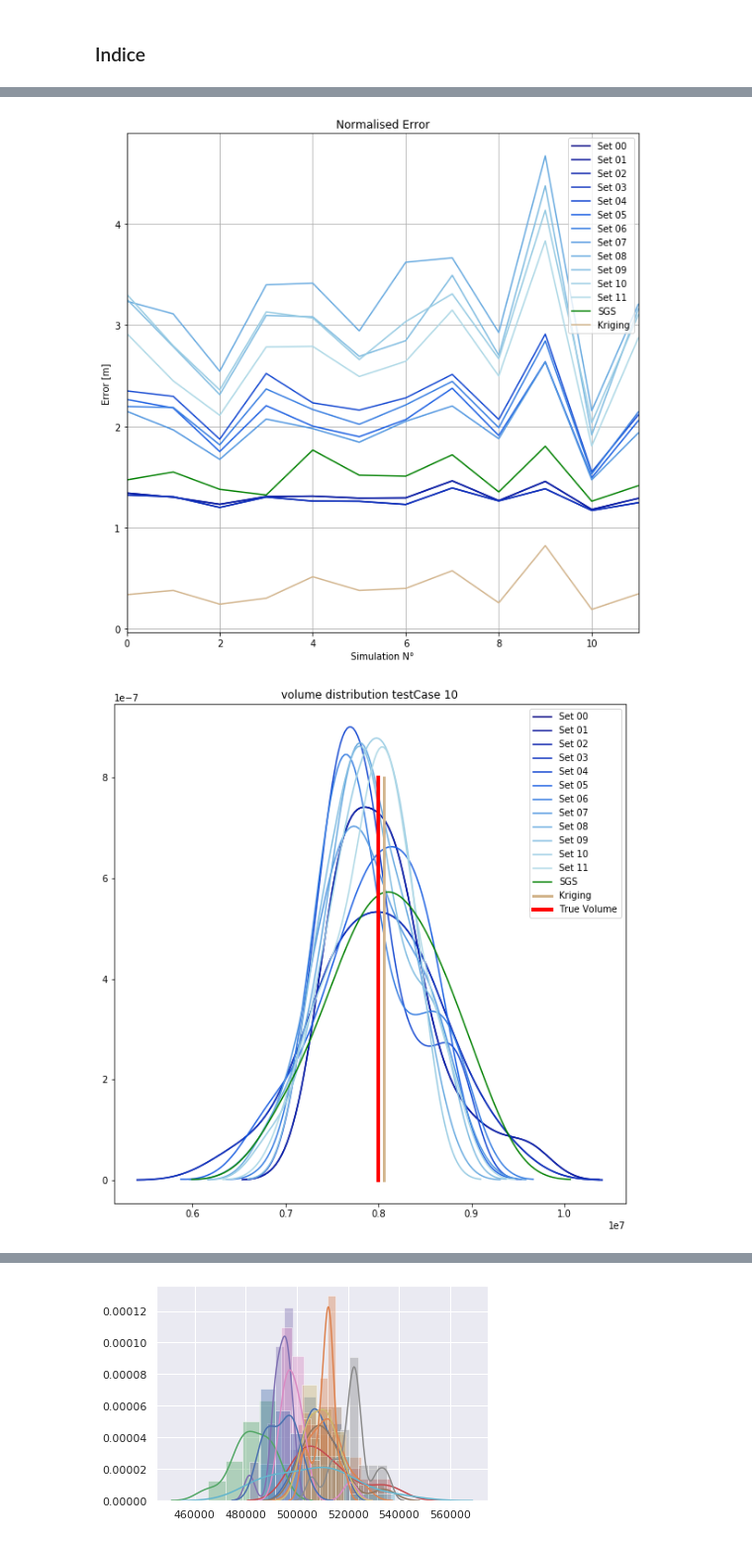
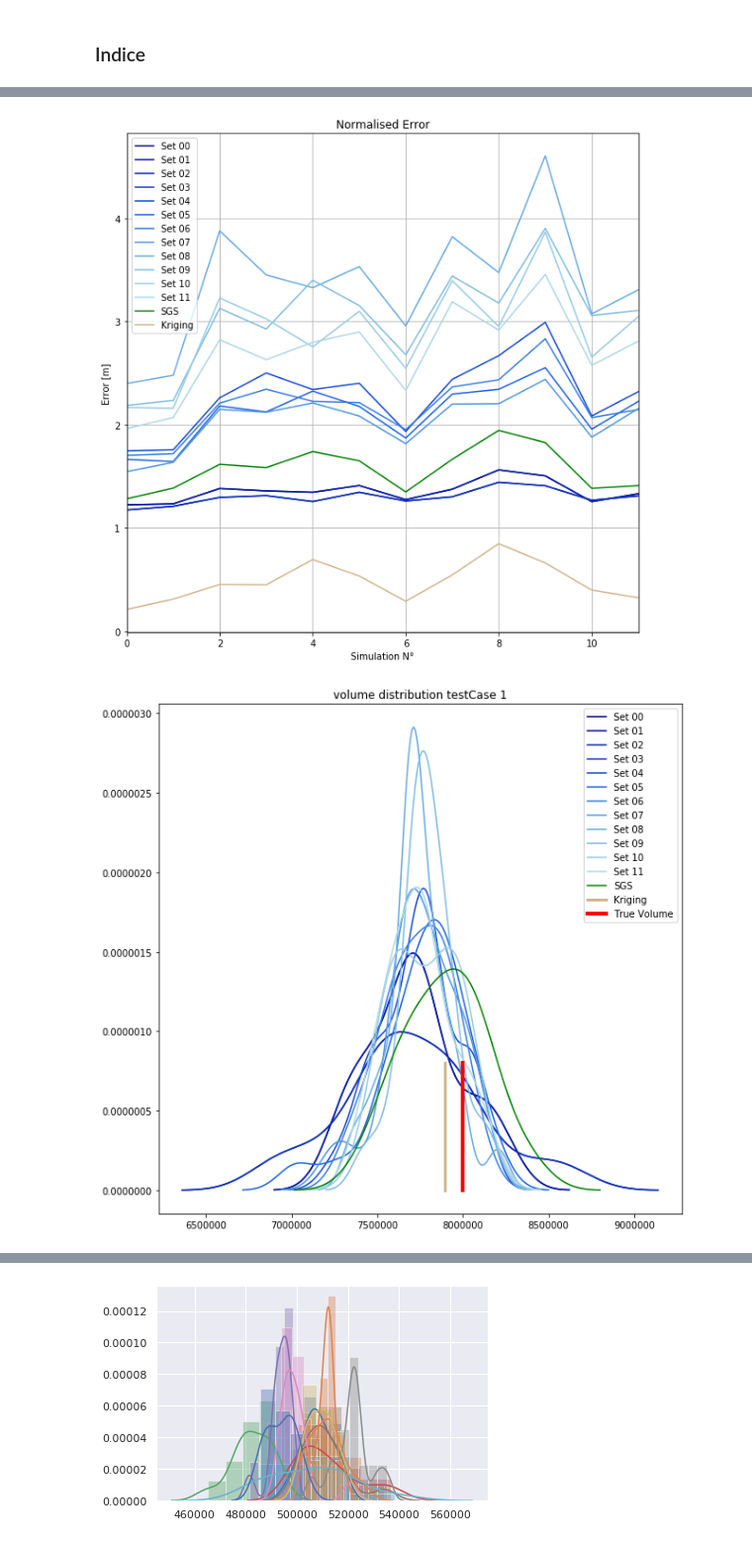
Before and after one commit to valDallalba/Tsanfleuron_geostatistical_baserock_estimation_paper, a Jupyter notebook: jupyter/03_Synthetic_data_post_simulation.ipynb, the cells around one changed output, grey strips where cells are left out. Shown at 99% size. Saved outputs shown, nothing was run; the diff lists cells and outputs as text; code cells hidden in the pictures.

Commit message:
Last modif with new simulation

```diff
--- a/jupyter/03_Synthetic_data_post_simulation.ipynb
+++ b/jupyter/03_Synthetic_data_post_simulation.ipynb
@@ -87,7 +87,7 @@ def indice_dataframe(simu_sets_paths,typeSimu='mps'):
 # %% [markdown]
 ### MPS simulation
 # %%
-path_sets_mps = '../simulation_outputs/mps_trend/'
+path_sets_mps = '../simulation_outputs/800_3l/mps/'
 list_sets_mps = sorted(os.listdir(path_sets_mps))[:]
 list_sets_mps
 # %% [output]
@@ -159,7 +159,7 @@ fig[0].savefig('../images/std_maps_mps_test00.png')
 # %% [markdown]
 ### SGS simulations
 # %%
-path_sets_sgs = '../simulation_outputs/sgs/'
+path_sets_sgs = '../simulation_outputs/800_3l/sgs/'
 list_sets_sgs = sorted(os.listdir(path_sets_sgs))[:]
 list_sets_sgs
 # %% [output]
@@ -219,7 +219,7 @@ fig[0].savefig('../images/sgs_test_noTrend00.png')
 # %% [markdown]
 ### Krig
 # %%
-path_sets_k = '../simulation_outputs/krig/'
+path_sets_k = '../simulation_outputs/800_3l/krig/'
 list_sets_k = sorted(os.listdir(path_sets_k))[:]
 list_sets_k
 # %% [output]
@@ -338,7 +338,7 @@ plt.grid()
 plt.xlim([0,11])
 plt.show()
 # %% [output]
-[figure, old version]
+[figure, new version]
 # %%
 fig.savefig('../images/norm_error.png')
 # %%
@@ -346,26 +346,26 @@ import seaborn as sns
 #sns.set(color_codes=True)
 # %%
 fig = plt.figure(figsize=(10,10))
-simu_nb = 10
+simu_nb = 1
 volumes = []
 
 for i in range(len(all_results_mps)):
     volumes.append(all_results_mps[i].Volume.values[simu_nb])
 
     sns.distplot(volumes[i],hist=False, label = 'Set {}'.format(str(i).zfill(2)),color=colors[i].rgb)
 sns.distplot(all_results_sgs[0].Volume.values[simu_nb],hist=False,label='SGS', color='green')
 plt.plot([all_results_k[0].Volume.values[simu_nb],all_results_k[0].Volume.values[simu_nb]],[0,0.0000008],label='Kriging',linewidth=3, color='tan')
 
 
 #sns.distplot(np.mean(all_results_sgs[0].Volume.values),hist=False, label = 'Set {}'.format(str(i).zfill(2)),color=colors[i].rgb)
 
 plt.plot([8000000,8000000],[0,0.0000008],label='True Volume',linewidth=4,color='red')
 plt.legend(loc=1)
 plt.title('volume distribution testCase {}'.format(simu_nb))
 
 plt.show()
 # %% [output]
-[figure, old version]
+[figure, new version]
 # %%
 fig.savefig('../images/volume_distribution.png')
 # %%
```
Also changed, not shown: parts of 10 cells of this notebook, 14 other files.
